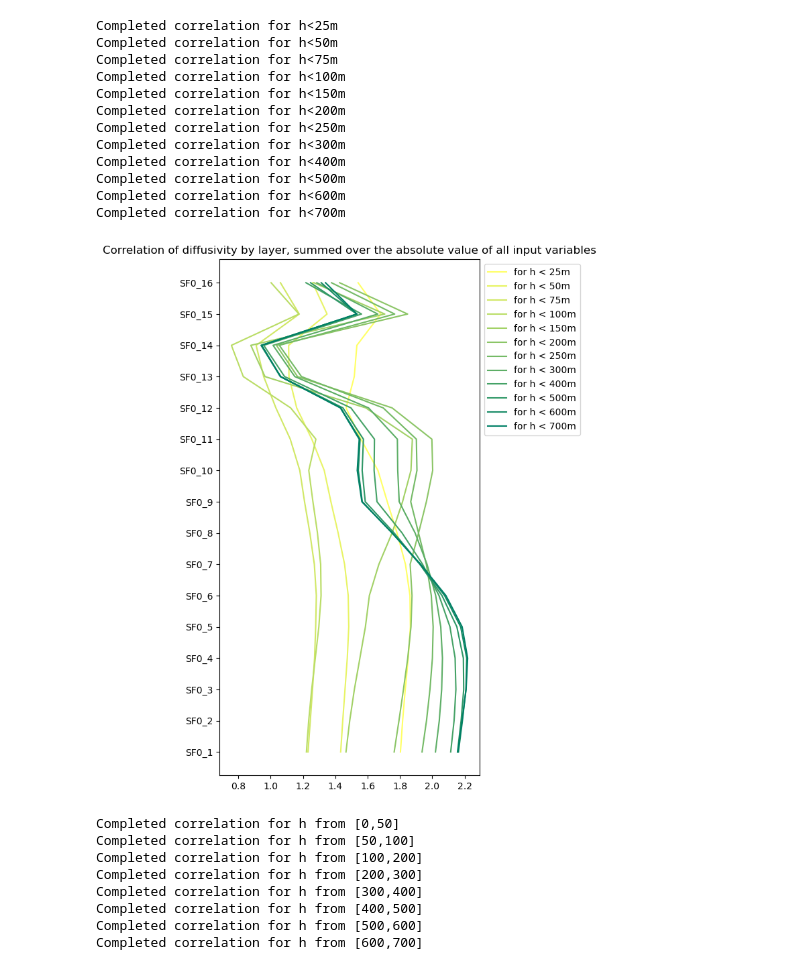
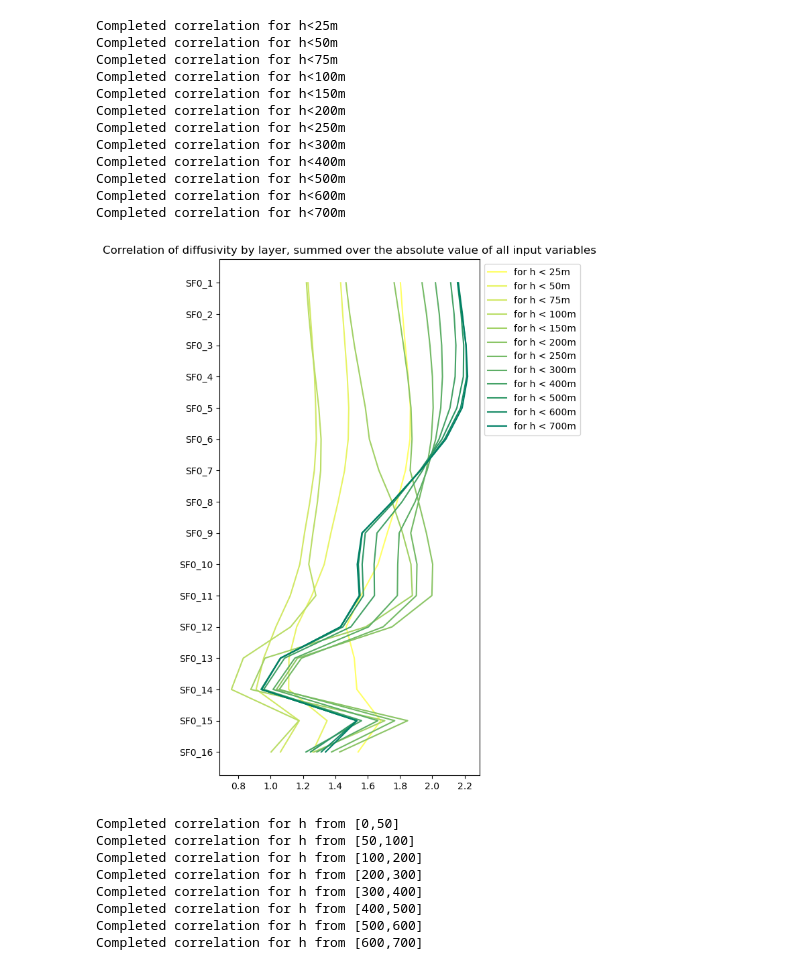
Before and after one commit to catlyu/climate_prediction_project2, a Jupyter notebook: feature_correlation.ipynb, the cells around one changed output. Saved outputs shown, nothing was run; the diff lists cells and outputs as text; code cells hidden in the pictures.

```diff
--- a/feature_correlation.ipynb
+++ b/feature_correlation.ipynb
@@ -370,24 +371,23 @@ colors = plt.cm.summer_r(np.linspace(0,1,12))
 # %%
 plt.figure(figsize=(5,10))
 plt.plot(corr_25_prof,  y, label=f"for h < 25m",  color=colors[0])
 plt.plot(corr_50_prof,  y, label=f"for h < 50m",  color=colors[1])
 plt.plot(corr_75_prof,  y, label=f"for h < 75m",  color=colors[2])
 plt.plot(corr_100_prof, y, label=f"for h < 100m", color=colors[3])
 plt.plot(corr_150_prof, y, label=f"for h < 150m", color=colors[4])
 plt.plot(corr_200_prof, y, label=f"for h < 200m", color=colors[5])
 plt.plot(corr_250_prof, y, label=f"for h < 250m", color=colors[6])
 plt.plot(corr_300_prof, y, label=f"for h < 300m", color=colors[7])
 plt.plot(corr_400_prof, y, label=f"for h < 400m", color=colors[8])
 plt.plot(corr_500_prof, y, label=f"for h < 500m", color=colors[9])
 plt.plot(corr_600_prof, y, label=f"for h < 600m", color=colors[10])
 plt.plot(corr_700_prof, y, label=f"for h < 700m", color=colors[11])
-plt.gca().invert_yaxis()
 plt.legend(bbox_to_anchor=[1,1])
 plt.yticks(ticks=np.arange(1,17,1),labels=['SF0_1','SF0_2','SF0_3','SF0_4','SF0_5','SF0_6','SF0_7','SF0_8','SF0_9','SF0_10','SF0_11','SF0_12','SF0_13','SF0_14','SF0_15','SF0_16']);
 plt.title('Correlation of diffusivity by layer, summed over the absolute value of all input variables')
 plt.gca().invert_yaxis()
 # %% [output]
-[figure, old version]
+[figure, new version]
 # %%
 corr_0_50    = correlation_by_depth(0,50)
 print('Completed correlation for h from [0,50]')
```
Also changed, not shown: parts of 2 cells of this notebook.
